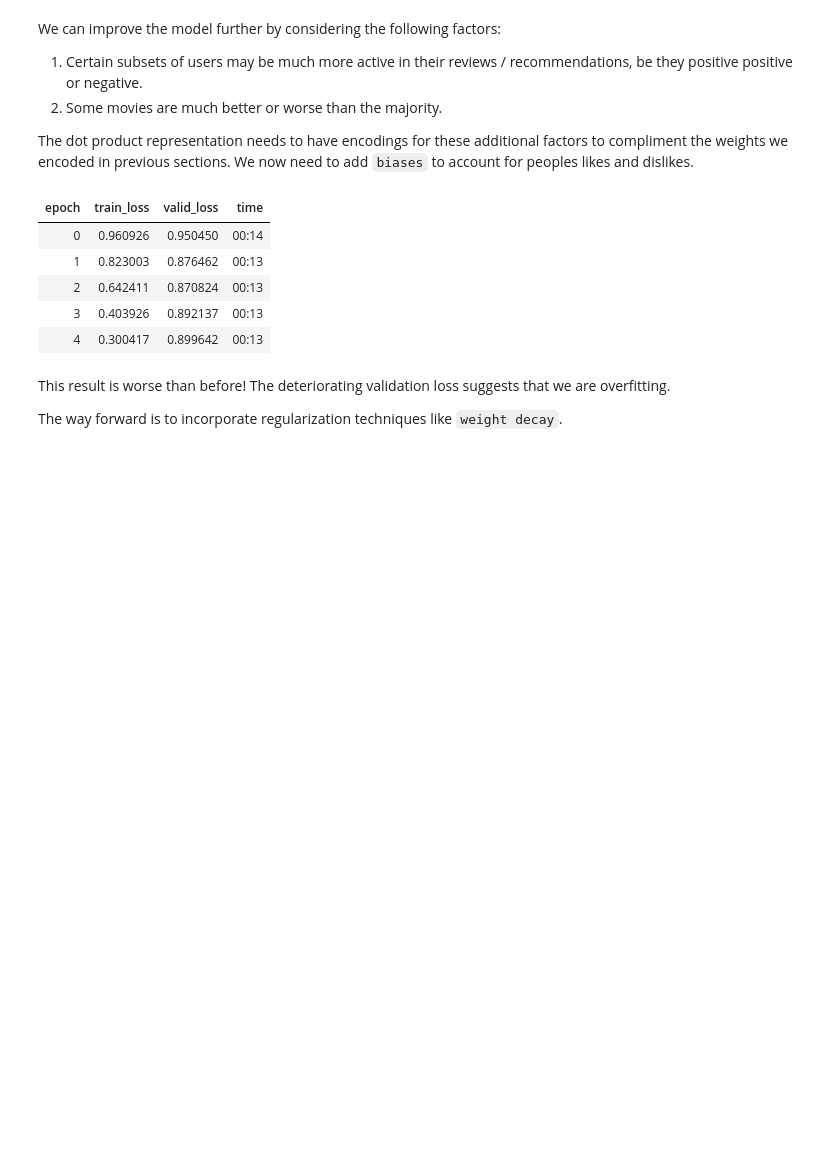
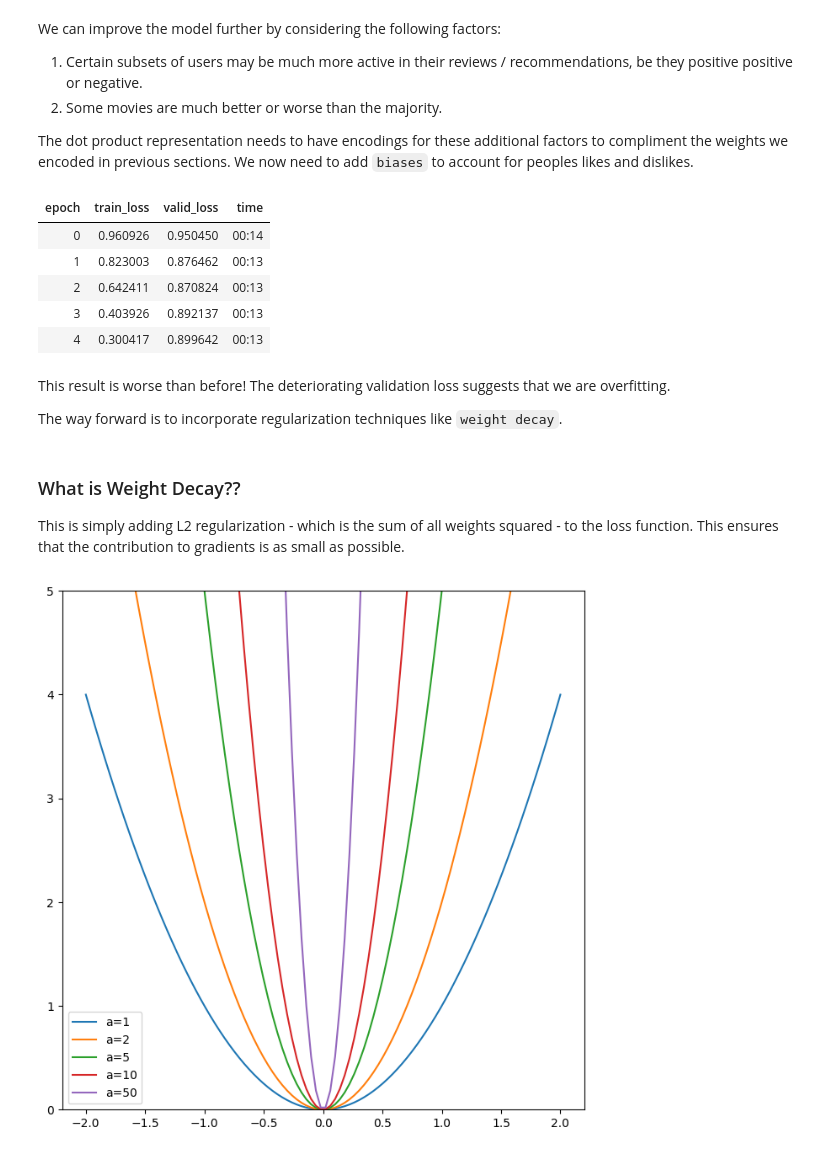
Before and after one commit to bachaudhry/FastAI-22-23, a Jupyter notebook: FastAI_2022_Collaborative_Filtering.ipynb, the cells around one changed output. Cells and saved outputs as stored; diff of their text form; code cells hidden in the pictures; blank space fills up the shorter version.

Commit message:
Added weight decay

```diff
--- a/FastAI_2022_Collaborative_Filtering.ipynb
+++ b/FastAI_2022_Collaborative_Filtering.ipynb
@@ -205,3 +205,19 @@ learn.fit_one_cycle(5, 5e-3)
 This result is worse than before! The deteriorating validation loss suggests that we are overfitting.
 
 The way forward is to incorporate regularization techniques like `weight decay`.
+# %% [markdown]
+### What is Weight Decay??
+
+This is simply adding L2 regularization - which is the sum of all weights squared - to the loss function. This ensures that the contribution to gradients is as small as possible.
+# %%
+x = np.linspace(-2, 2, 100)
+a_s = [1, 2, 5, 10 ,50]
+ys = [a * x**2 for a in a_s]
+
+_, ax = plt.subplots(figsize=(8,8))
+for a, y in zip(a_s, ys):
+  ax.plot(x, y, label=f'a={a}')
+  ax.set_ylim([0, 5])
+  ax.legend();
+# %% [output]
+[figure, added]
```
Also changed, not shown: parts of 1 cell of this notebook.
